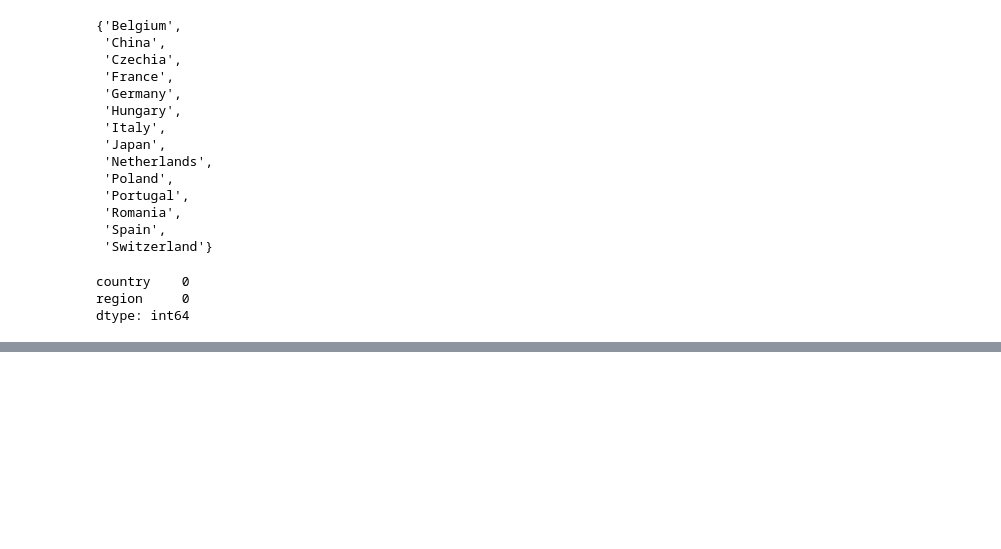
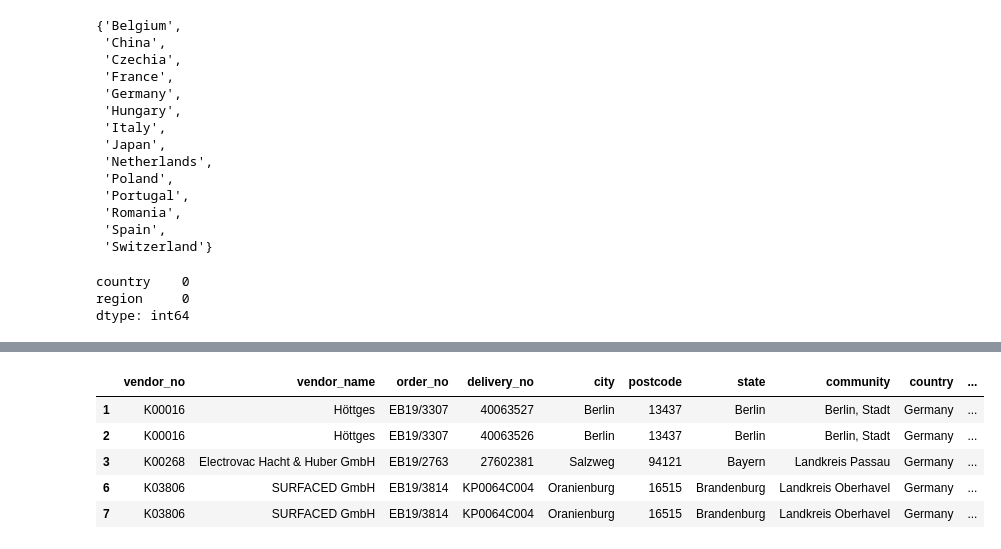
Before and after one commit to virginiaperdomoc/Delivery-Performance-Dashboard, a Jupyter notebook: deliveries wrangling.ipynb, the cells around one changed output, grey strips where cells are left out. Cells and saved outputs as stored; diff of their text form; code cells hidden in the pictures; blank space fills up the shorter version.

```diff
--- a/deliveries wrangling.ipynb
+++ b/deliveries wrangling.ipynb
@@ -523,0 +527,10 @@ joined_df.to_excel (r'deliveries.xlsx', index = None, header=True)
+# %%
+germany=joined_df[joined_df['country']=='Germany']
+germany.head()
+# %% [output]
+|  | vendor_no | vendor_name | order_no | delivery_no | city | postcode | state | community | country | ... |
+| 1 | K00016 | Höttges | EB19/3307 | 40063527 | Berlin | 13437 | Berlin | Berlin, Stadt | Germany | ... |
+| 2 | K00016 | Höttges | EB19/3307 | 40063526 | Berlin | 13437 | Berlin | Berlin, Stadt | Germany | ... |
+| 3 | K00268 | Electrovac Hacht & Huber GmbH | EB19/2763 | 27602381 | Salzweg | 94121 | Bayern | Landkreis Passau | Germany | ... |
+| 6 | K03806 | SURFACED GmbH | EB19/3814 | KP0064C004 | Oranienburg | 16515 | Brandenburg | Landkreis Oberhavel | Germany | ... |
+| 7 | K03806 | SURFACED GmbH | EB19/3814 | KP0064C004 | Oranienburg | 16515 | Brandenburg | Landkreis Oberhavel | Germany | ... |
```
Also changed, not shown: parts of 23 cells of this notebook, 7 other files.
